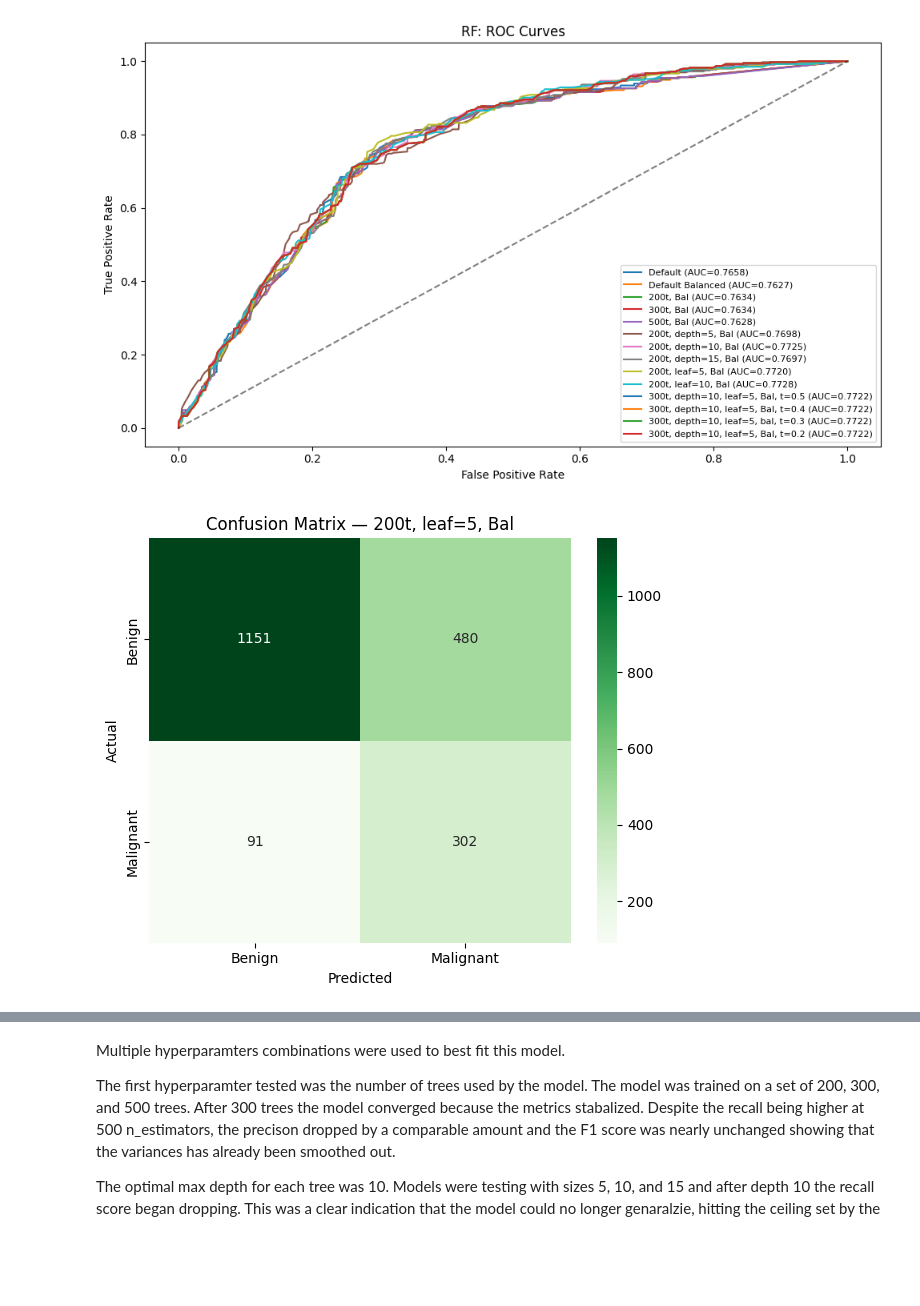
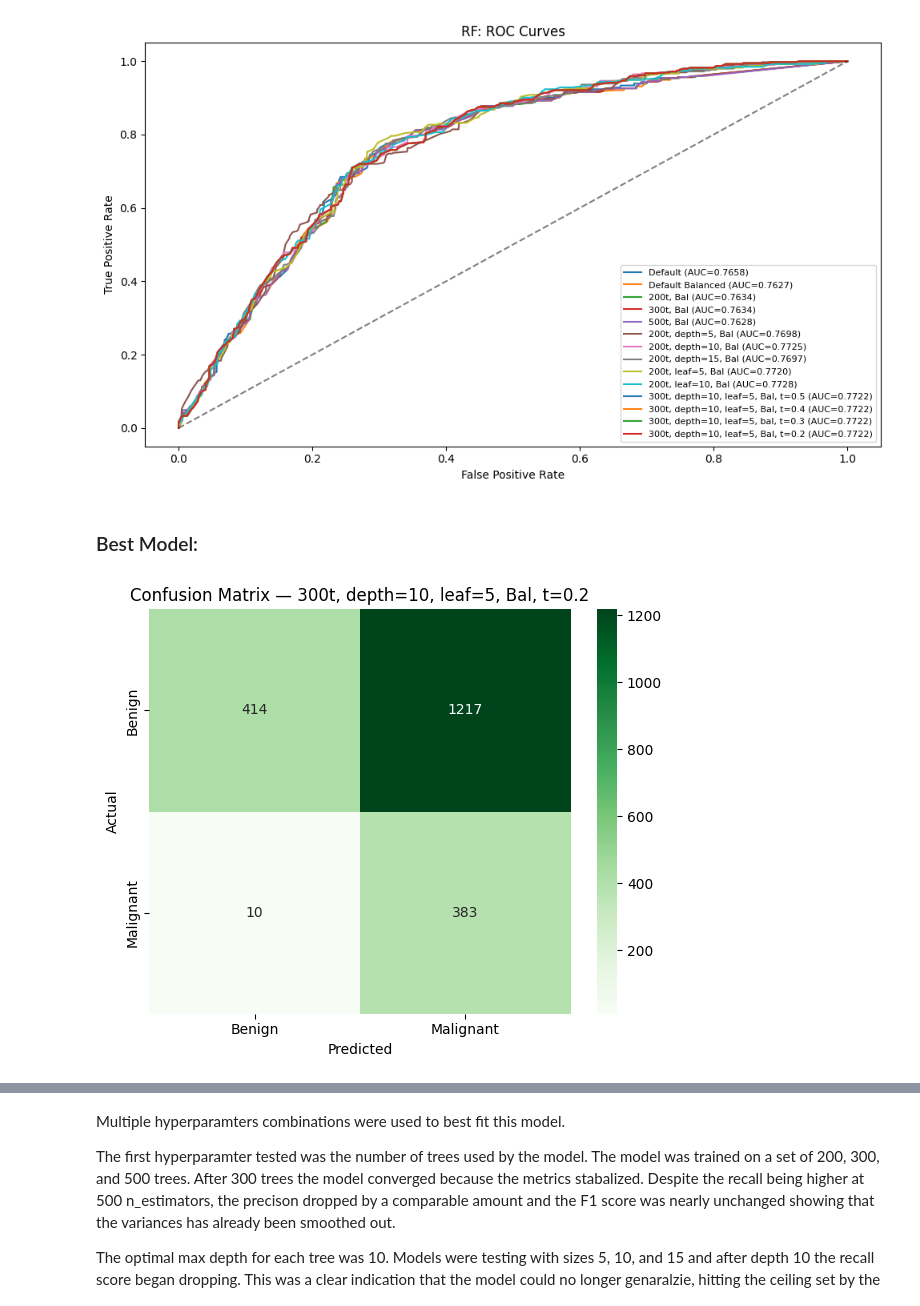
Before and after one commit to adharampal/skin-leision-detection, a Jupyter notebook: random_forest.ipynb, the cells around one changed output, grey strips where cells are left out. Saved outputs shown, nothing was run; the diff lists cells and outputs as text; code cells hidden in the pictures; blank space fills up the shorter version.

```diff
--- a/random_forest.ipynb
+++ b/random_forest.ipynb
@@ -50,6 +50,7 @@ def train_rf(X_train, X_test, y_train, y_test, n_estimators=100, max_depth=None,
         random_state=random_state,
         n_jobs=-1
     )
+
     model.fit(X_train, y_train)
     y_prob = model.predict_proba(X_test)[:, 1]
     y_pred = (y_prob > threshold).astype(int)
@@ -76,9 +77,15 @@ def train_rf(X_train, X_test, y_train, y_test, n_estimators=100, max_depth=None,
         "recall": recall,
         "f1": f1,
         "auc_roc": roc_auc_score(y_test, y_prob),
-        "avg_precision": average_precision_score(y_test, y_prob),
     }
     return model, y_pred, y_prob, metrics
+
+def find_best(results, metric="recall"):
+    best = results[0]
+    for r in results[1:]:
+        if r[metric] > best[metric]:
+            best = r
+    return best
 # %%
 results = []
 # %% [markdown]
@@ -255,18 +253,20 @@ plt.tight_layout()
 plt.show()
 # %% [output]
 [figure]
+# %% [markdown]
+### Best Model:
 # %%
-best = max(results, key=lambda r: r["f1"])
+best = find_best(results, "recall")
 
 fig, ax = plt.subplots(figsize=(6, 5))
 cm = confusion_matrix(y_test, best["y_pred"])
 sns.heatmap(cm, annot=True, fmt="d", cmap="Greens", ax=ax,
             xticklabels=["Benign", "Malignant"],
             yticklabels=["Benign", "Malignant"])
 ax.set_title(f"Confusion Matrix — {best['label']}")
 ax.set_ylabel("Actual")
 ax.set_xlabel("Predicted")
 plt.tight_layout()
 plt.show()
 # %% [output]
-[figure, old version]
+[figure, new version]
```
Also changed, not shown: parts of 6 cells of this notebook, 2 other files.
